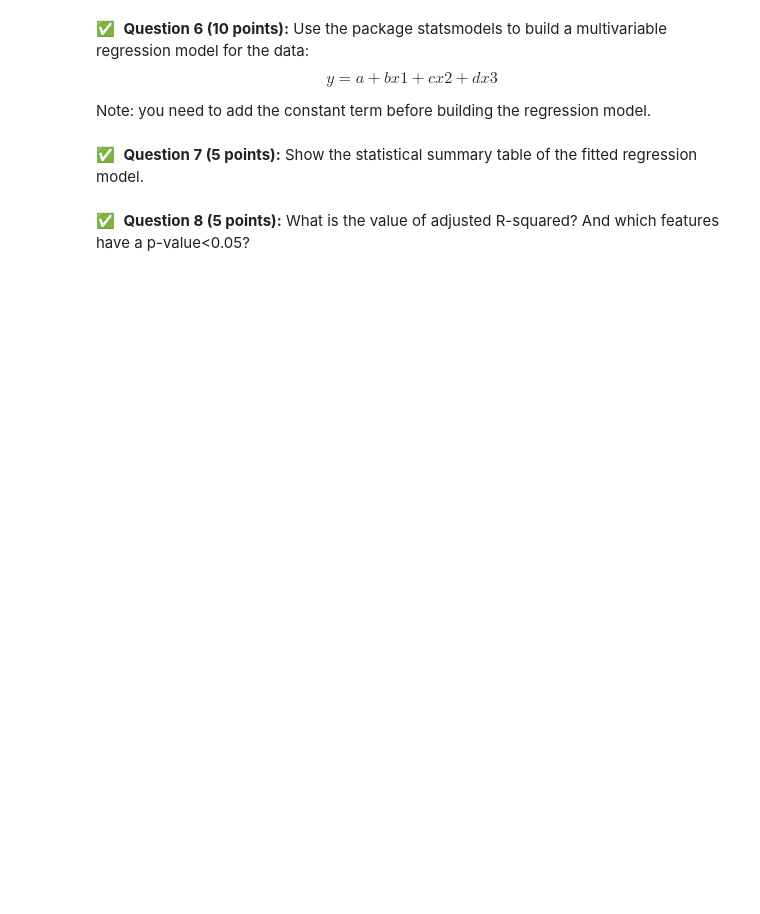
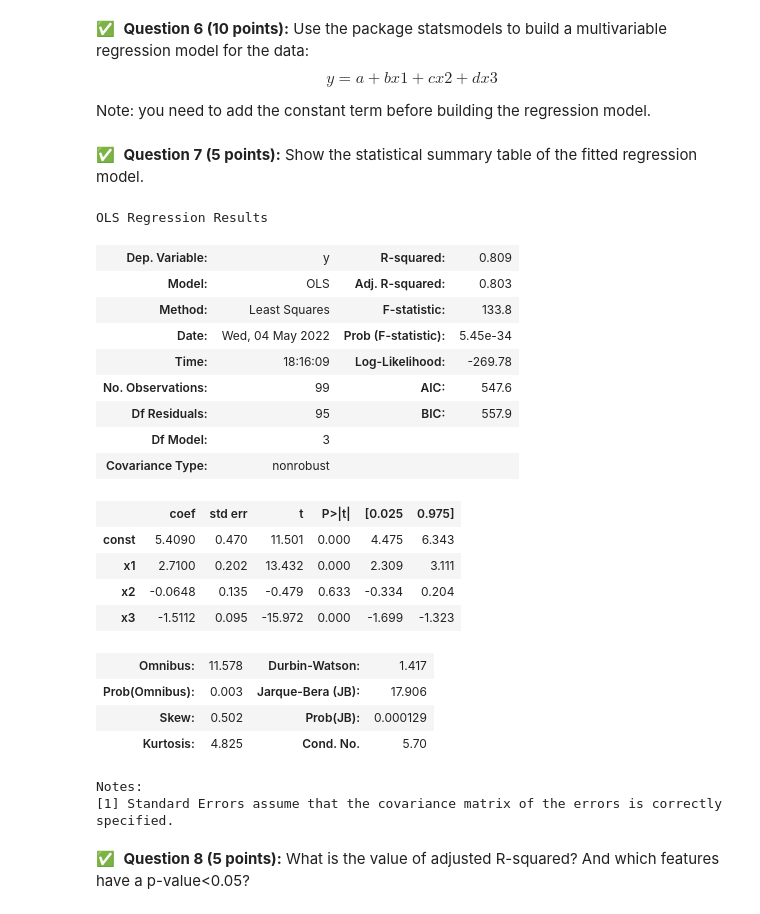
Before and after one commit to Rajmeet/cmse202-s22-turnin, a Jupyter notebook: final/CMSE202-Final-Section-002-RajmeetSinghChandok.ipynb, the cells around one changed output. Drawn from its saved outputs; the diff is of its cells as text; code cells hidden in the pictures; blank space fills up the shorter version.

```diff
--- a/final/CMSE202-Final-Section-002-RajmeetSinghChandok.ipynb
+++ b/final/CMSE202-Final-Section-002-RajmeetSinghChandok.ipynb
@@ -130,2 +141,26 @@ import statsmodels.api as sm;
+# %%
+result.summary()
+# %% [output]
+OLS Regression Results
+| Dep. Variable: | y | R-squared: | 0.809 |
+| Model: | OLS | Adj. R-squared: | 0.803 |
+| Method: | Least Squares | F-statistic: | 133.8 |
+| Date: | Wed, 04 May 2022 | Prob (F-statistic): | 5.45e-34 |
+| Time: | 18:16:09 | Log-Likelihood: | -269.78 |
+| No. Observations: | 99 | AIC: | 547.6 |
+| Df Residuals: | 95 | BIC: | 557.9 |
+| Df Model: | 3 |  |  |
+| Covariance Type: | nonrobust |  |  |
+|  | coef | std err | t | P>|t| | [0.025 | 0.975] |
+| const | 5.4090 | 0.470 | 11.501 | 0.000 | 4.475 | 6.343 |
+| x1 | 2.7100 | 0.202 | 13.432 | 0.000 | 2.309 | 3.111 |
+| x2 | -0.0648 | 0.135 | -0.479 | 0.633 | -0.334 | 0.204 |
+| x3 | -1.5112 | 0.095 | -15.972 | 0.000 | -1.699 | -1.323 |
+| Omnibus: | 11.578 | Durbin-Watson: | 1.417 |
+| Prob(Omnibus): | 0.003 | Jarque-Bera (JB): | 17.906 |
+| Skew: | 0.502 | Prob(JB): | 0.000129 |
+| Kurtosis: | 4.825 | Cond. No. | 5.70 |
+Notes:
+[1] Standard Errors assume that the covariance matrix of the errors is correctly specified.
 # %% [markdown]
 &#9989;&nbsp; **Question 8 (5 points):** What is the value of adjusted R-squared? And which features have a p-value<0.05?
```
Also changed, not shown: parts of 9 cells of this notebook.
